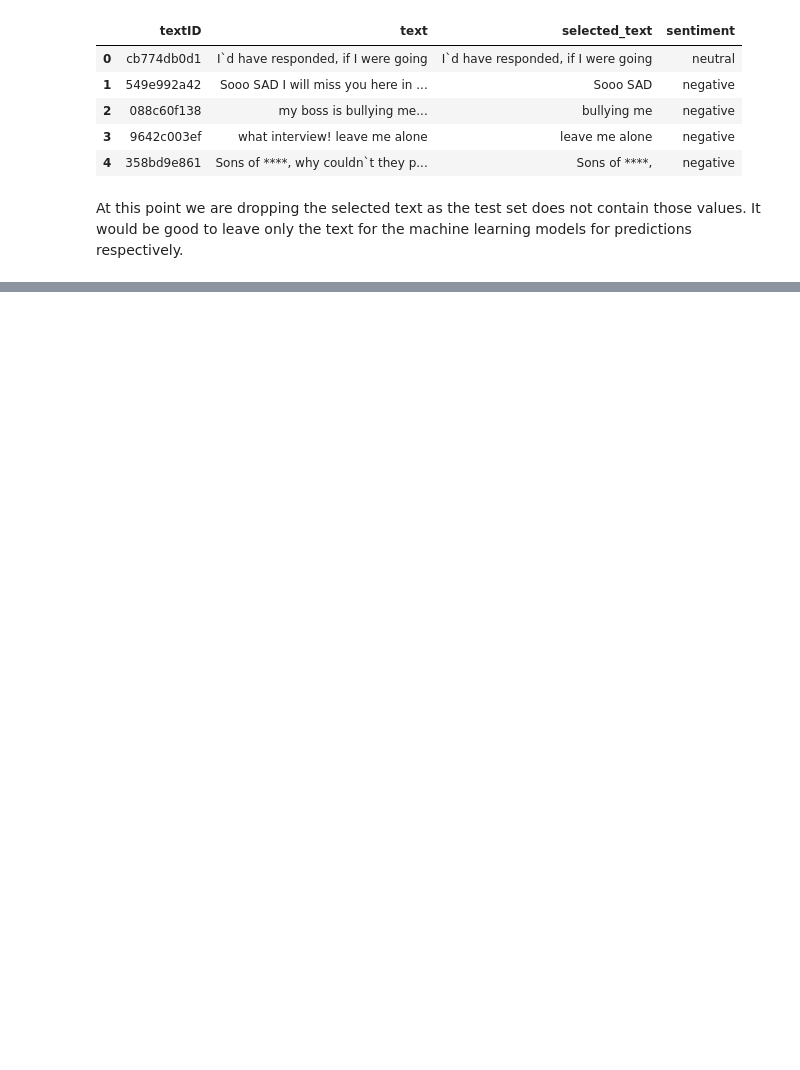
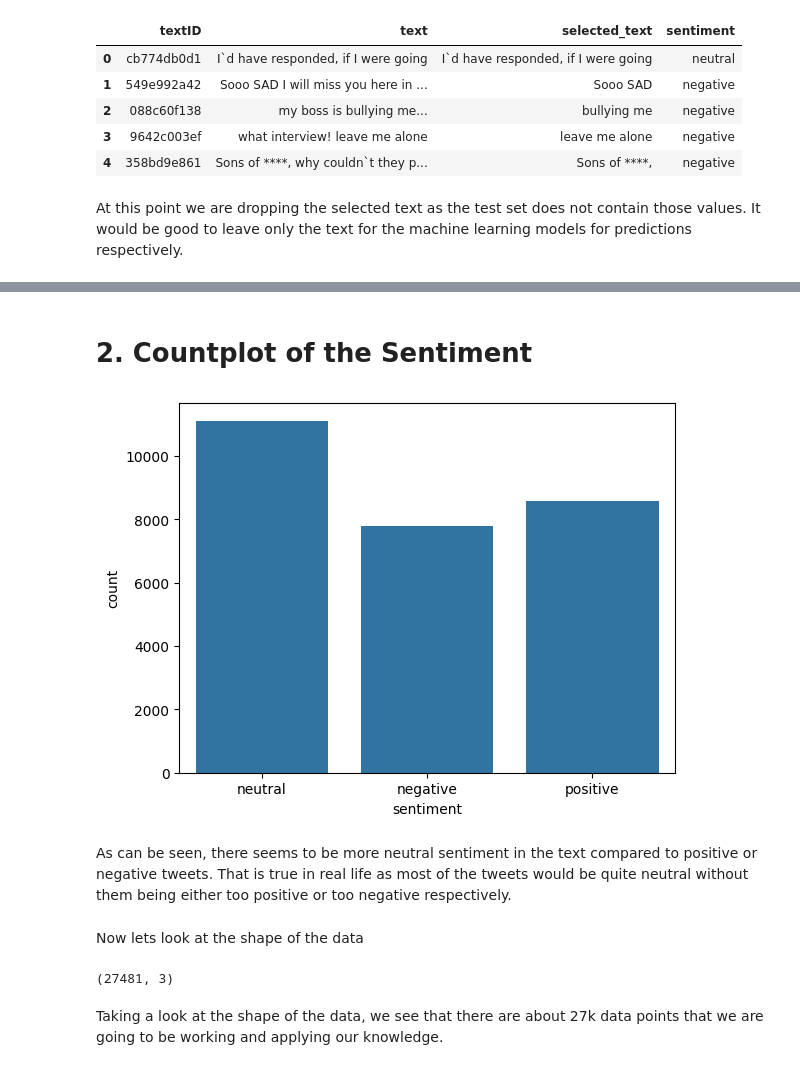
Before and after one commit to naokolittlejackson/Twitter-Sentiment-Analysis, a Jupyter notebook: Twitter_Sentiment_Analysis.ipynb, the cells around one changed output, grey strips where cells are left out. Cells and saved outputs as stored; diff of their text form; code cells hidden in the pictures; blank space fills up the shorter version.

```diff
--- a/Twitter_Sentiment_Analysis.ipynb
+++ b/Twitter_Sentiment_Analysis.ipynb
@@ -45,3 +45,5 @@ df.head()
 | 4 | 358bd9e861 | Sons of ****, why couldn`t they p... | Sons of ****, | negative |
 # %% [markdown]
 At this point we are dropping the selected text as the test set does not contain those values. It would be good to leave only the text for the machine learning models for predictions respectively.
+# %%
+df.drop(['selected_text'], axis = 1, inplace = True)
@@ -47,0 +61,17 @@ At this point we are dropping the selected text as the test set does not contain
+# %% [markdown]
+# **2. Countplot of the Sentiment**
+# %%
+sns.countplot(x = 'sentiment', data = df)
+plt.show()
+# %% [output]
+[figure, added]
+# %% [markdown]
+As can be seen, there seems to be more neutral sentiment in the text compared to positive or negative tweets. That is true in real life as most of the tweets would be quite neutral without them being either too positive or too negative respectively.
+# %% [markdown]
+Now lets look at the shape of the data
+# %%
+df.shape
+# %% [output]
+(27481, 3)
+# %% [markdown]
+Taking a look at the shape of the data, we see that there are about 27k data points that we are going to be working and applying our knowledge.
```
Also changed, not shown: parts of 3 cells of this notebook.
